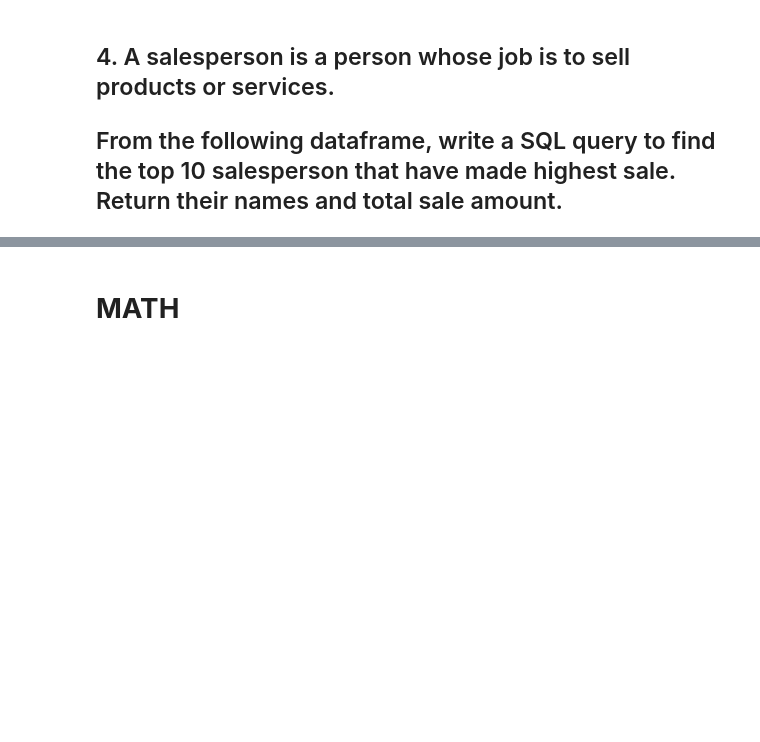
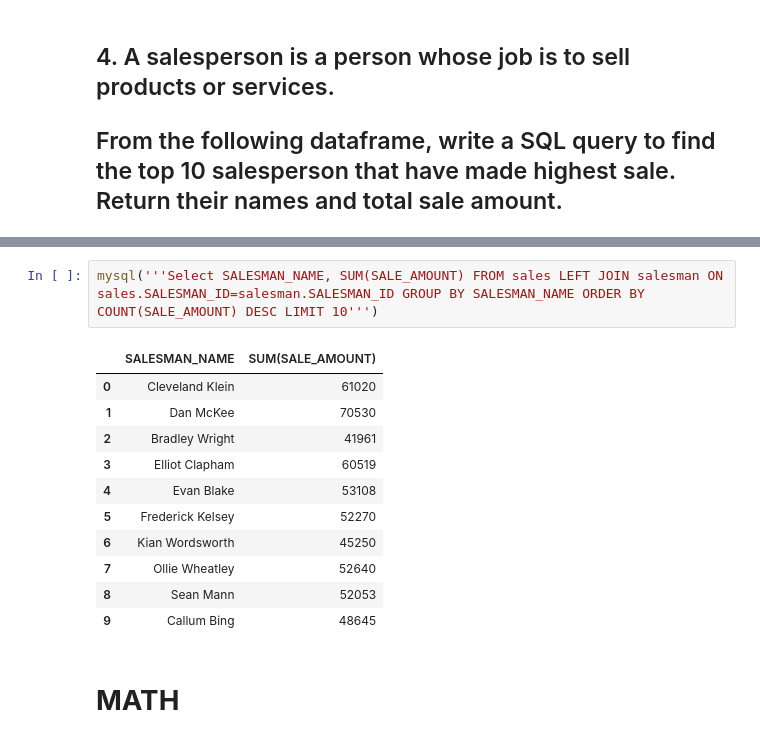
Before and after one commit to vinayakpotdar2114/Capstone-Project-1-EDA-Global-Terrorism-Analysis, a Jupyter notebook: Day_1__Assignment.ipynb, the cells around one changed output, grey strips where cells are left out. Drawn from its saved outputs; the diff is of its cells as text; blank space fills up the shorter version.

```diff
--- a/Day_1__Assignment.ipynb
+++ b/Day_1__Assignment.ipynb
@@ -271,3 +363,17 @@ salesman=pd.read_sql_query ('''SELECT * FROM salesman''',conn)
+# %%
+mysql('''Select SALESMAN_NAME, SUM(SALE_AMOUNT) FROM sales LEFT JOIN salesman ON sales.SALESMAN_ID=salesman.SALESMAN_ID GROUP BY SALESMAN_NAME ORDER BY COUNT(SALE_AMOUNT) DESC LIMIT 10''')
+# %% [output]
+|  | SALESMAN_NAME | SUM(SALE_AMOUNT) |
+| 0 | Cleveland Klein | 61020 |
+| 1 | Dan McKee | 70530 |
+| 2 | Bradley Wright | 41961 |
+| 3 | Elliot Clapham | 60519 |
+| 4 | Evan Blake | 53108 |
+| 5 | Frederick Kelsey | 52270 |
+| 6 | Kian Wordsworth | 45250 |
+| 7 | Ollie Wheatley | 52640 |
+| 8 | Sean Mann | 52053 |
+| 9 | Callum Bing | 48645 |
 # %% [markdown]
 # **MATH**
 # %% [markdown]
```
Also changed, not shown: parts of 19 cells of this notebook.
